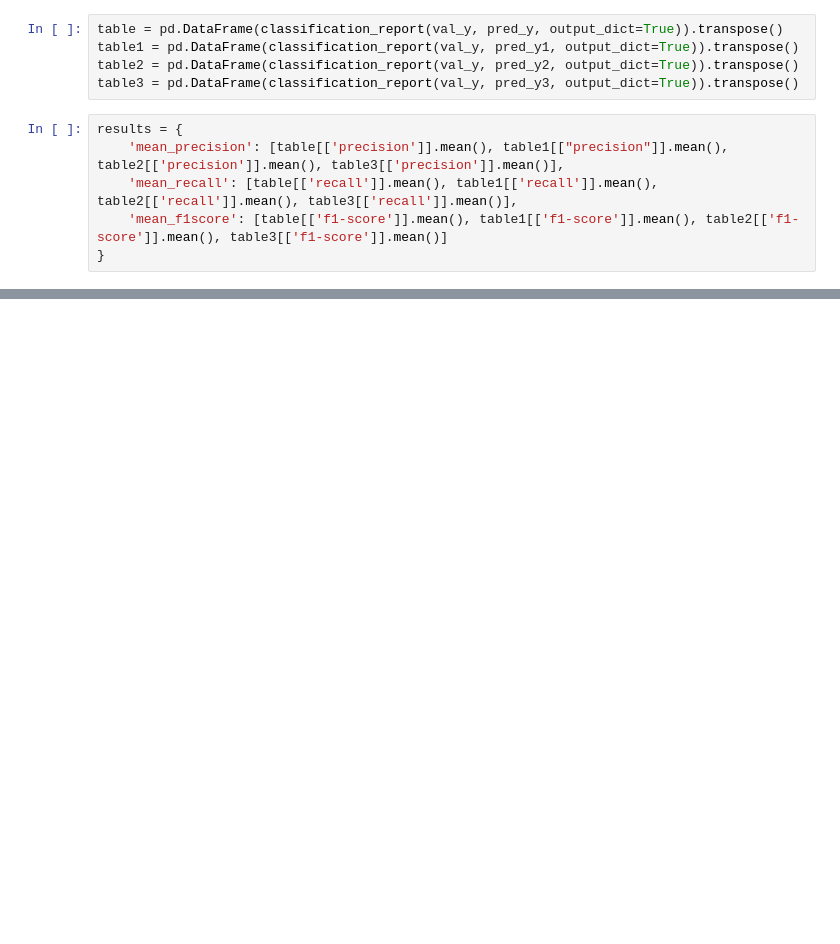
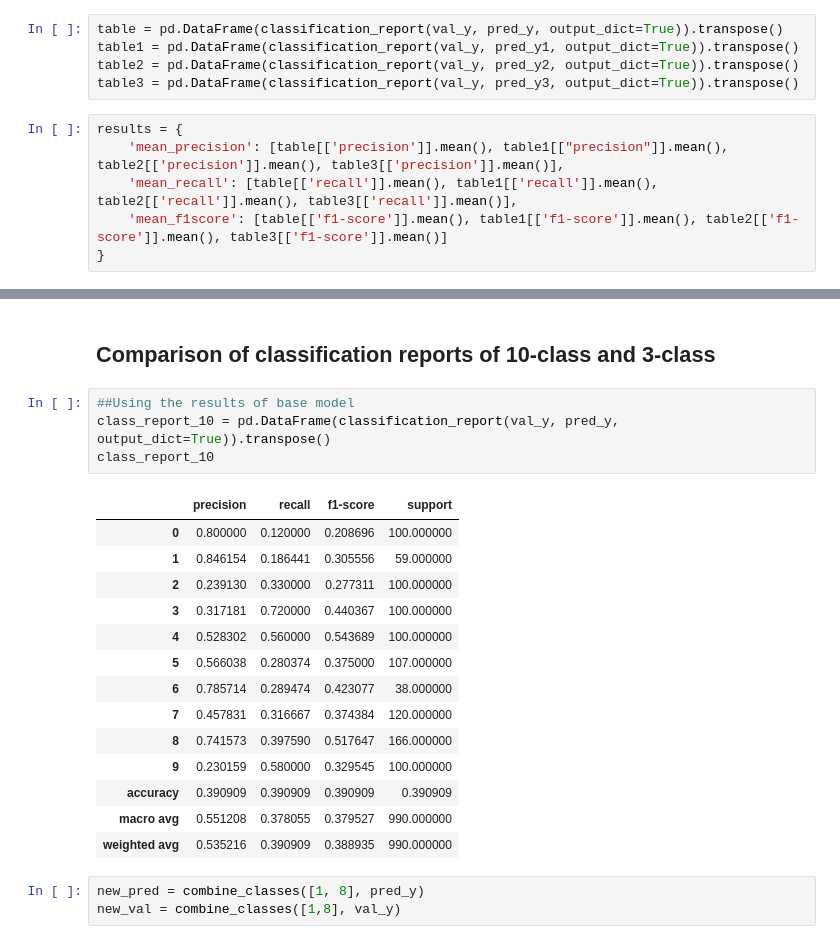
Before and after one commit to axelth/hasp, a Jupyter notebook: notebooks/carlq89_849_random_forest.ipynb, the cells around one changed output, grey strips where cells are left out. Saved outputs shown, nothing was run; the diff lists cells and outputs as text; blank space fills up the shorter version.

```diff
--- a/notebooks/carlq89_849_random_forest.ipynb
+++ b/notebooks/carlq89_849_random_forest.ipynb
@@ -289,0 +292,24 @@ RFC model with criterion='entropy', pipeline params of mean_mfcc__kw_args={'fmin
+# %% [markdown]
+## Comparison of classification reports of 10-class and 3-class
+# %%
+##Using the results of base model
+class_report_10 = pd.DataFrame(classification_report(val_y, pred_y, output_dict=True)).transpose()
+class_report_10
+# %% [output]
+|  | precision | recall | f1-score | support |
+| 0 | 0.800000 | 0.120000 | 0.208696 | 100.000000 |
+| 1 | 0.846154 | 0.186441 | 0.305556 | 59.000000 |
+| 2 | 0.239130 | 0.330000 | 0.277311 | 100.000000 |
+| 3 | 0.317181 | 0.720000 | 0.440367 | 100.000000 |
+| 4 | 0.528302 | 0.560000 | 0.543689 | 100.000000 |
+| 5 | 0.566038 | 0.280374 | 0.375000 | 107.000000 |
+| 6 | 0.785714 | 0.289474 | 0.423077 | 38.000000 |
+| 7 | 0.457831 | 0.316667 | 0.374384 | 120.000000 |
+| 8 | 0.741573 | 0.397590 | 0.517647 | 166.000000 |
+| 9 | 0.230159 | 0.580000 | 0.329545 | 100.000000 |
+| accuracy | 0.390909 | 0.390909 | 0.390909 | 0.390909 |
+| macro avg | 0.551208 | 0.378055 | 0.379527 | 990.000000 |
+| weighted avg | 0.535216 | 0.390909 | 0.388935 | 990.000000 |
+# %%
+new_pred = combine_classes([1, 8], pred_y)
+new_val = combine_classes([1,8], val_y)
```
Also changed, not shown: parts of 23 cells of this notebook, 1 other file.
